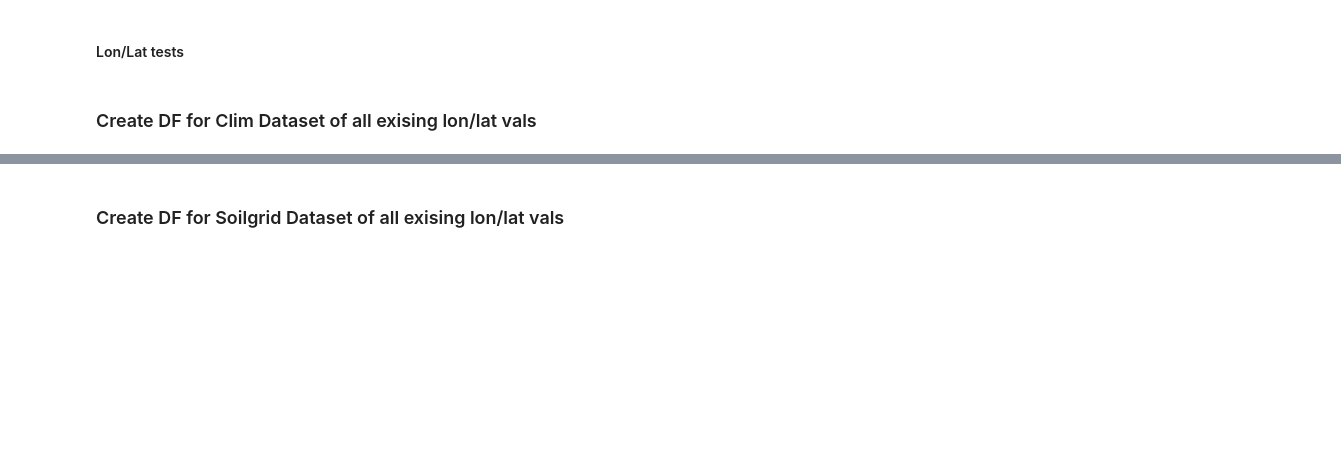
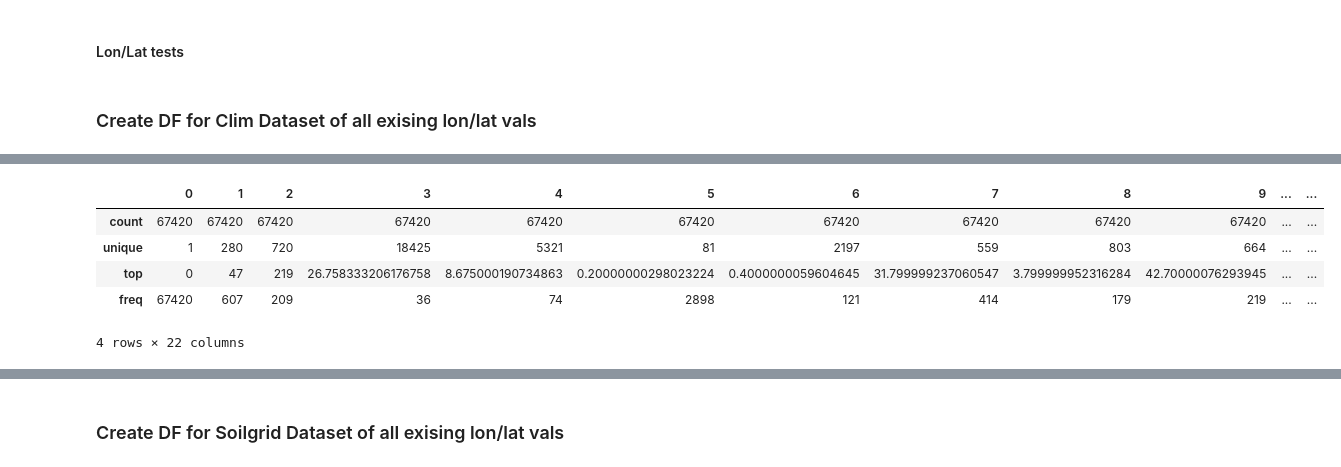
Before and after one commit to dadavie/planetary_garden, a Jupyter notebook: notebooks/Notebook_DavidSchildberger.ipynb, the cells around one changed output, grey strips where cells are left out. Drawn from its saved outputs; the diff is of its cells as text; code cells hidden in the pictures; blank space fills up the shorter version.

```diff
--- a/notebooks/Notebook_DavidSchildberger.ipynb
+++ b/notebooks/Notebook_DavidSchildberger.ipynb
@@ -1328,0 +1368,9 @@ pd.DataFrame(d[0])
+# %%
+zz.describe()
+# %% [output]
+|  | 0 | 1 | 2 | 3 | 4 | 5 | 6 | 7 | 8 | 9 | ... | ... |
+| count | 67420 | 67420 | 67420 | 67420 | 67420 | 67420 | 67420 | 67420 | 67420 | 67420 | ... | ... |
+| unique | 1 | 280 | 720 | 18425 | 5321 | 81 | 2197 | 559 | 803 | 664 | ... | ... |
+| top | 0 | 47 | 219 | 26.758333206176758 | 8.675000190734863 | 0.20000000298023224 | 0.4000000059604645 | 31.799999237060547 | 3.799999952316284 | 42.70000076293945 | ... | ... |
+| freq | 67420 | 607 | 209 | 36 | 74 | 2898 | 121 | 414 | 179 | 219 | ... | ... |
+4 rows × 22 columns
```
Also changed, not shown: parts of 19 cells of this notebook.
